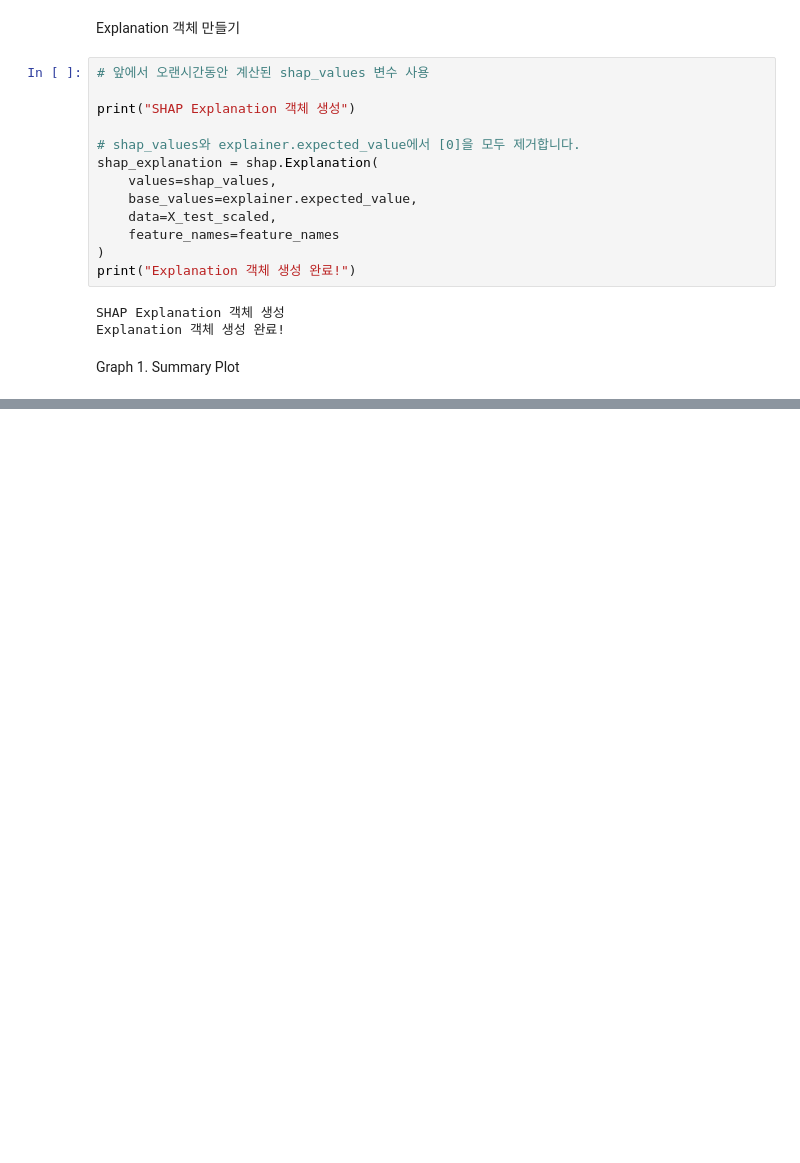
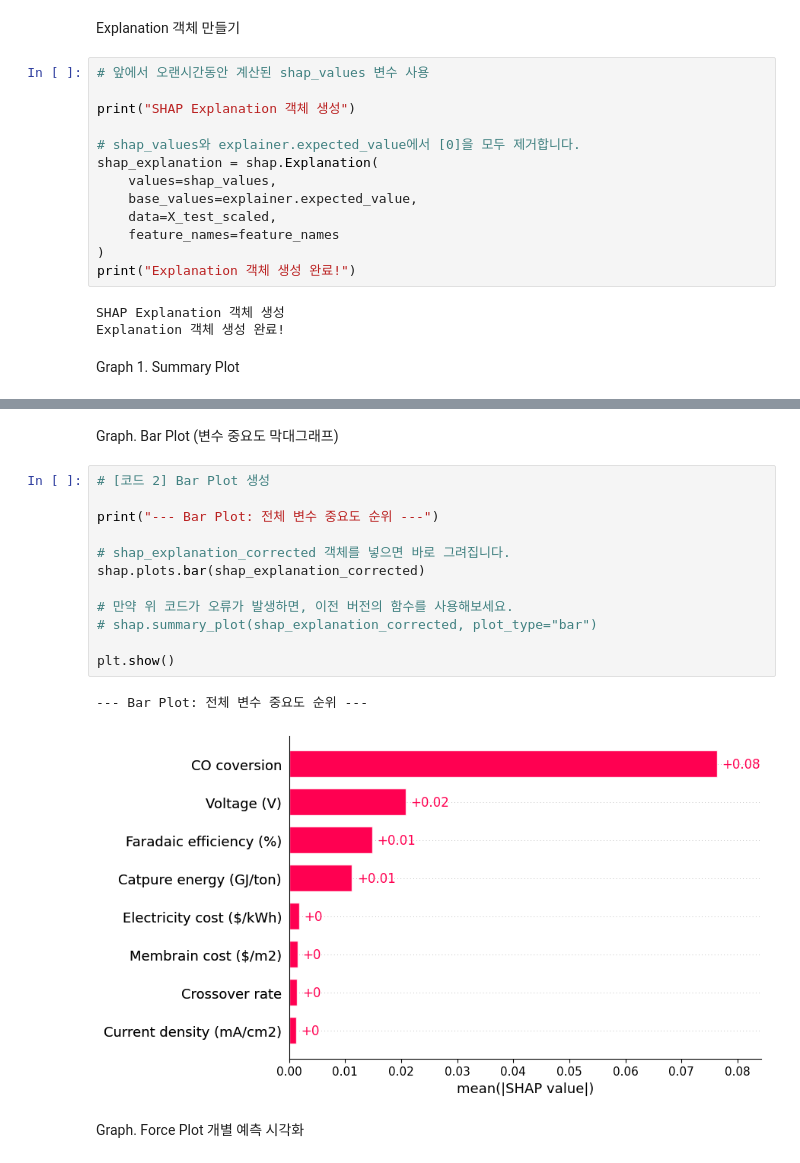
Before and after one commit to foodbanana/SHAP_XAI_project, a Jupyter notebook: CO2RR_SHAP_0807.ipynb, the cells around one changed output, grey strips where cells are left out. Saved outputs shown, nothing was run; the diff lists cells and outputs as text; blank space fills up the shorter version.

```diff
--- a/CO2RR_SHAP_0807.ipynb
+++ b/CO2RR_SHAP_0807.ipynb
@@ -689,0 +743,19 @@ plt.show()
+# %% [markdown]
+Graph. Bar Plot (변수 중요도 막대그래프)
+# %%
+# [코드 2] Bar Plot 생성
+
+print("--- Bar Plot: 전체 변수 중요도 순위 ---")
+
+# shap_explanation_corrected 객체를 넣으면 바로 그려집니다.
+shap.plots.bar(shap_explanation_corrected)
+
+# 만약 위 코드가 오류가 발생하면, 이전 버전의 함수를 사용해보세요.
+# shap.summary_plot(shap_explanation_corrected, plot_type="bar")
+
+plt.show()
+# %% [output]
+--- Bar Plot: 전체 변수 중요도 순위 ---
+[figure, added]
+# %% [markdown]
+Graph. Force Plot 개별 예측 시각화
```
Also changed, not shown: parts of 10 cells of this notebook.
